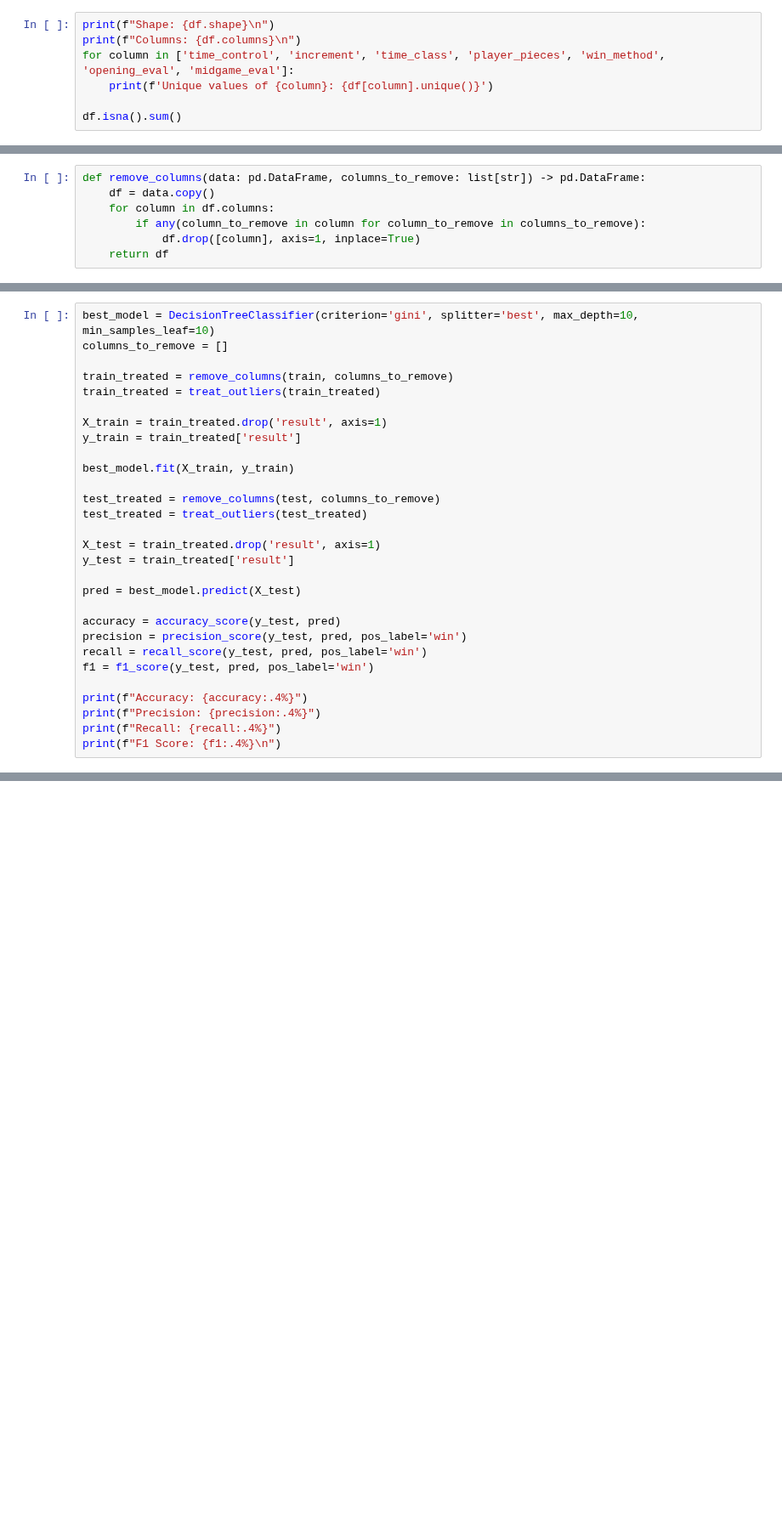
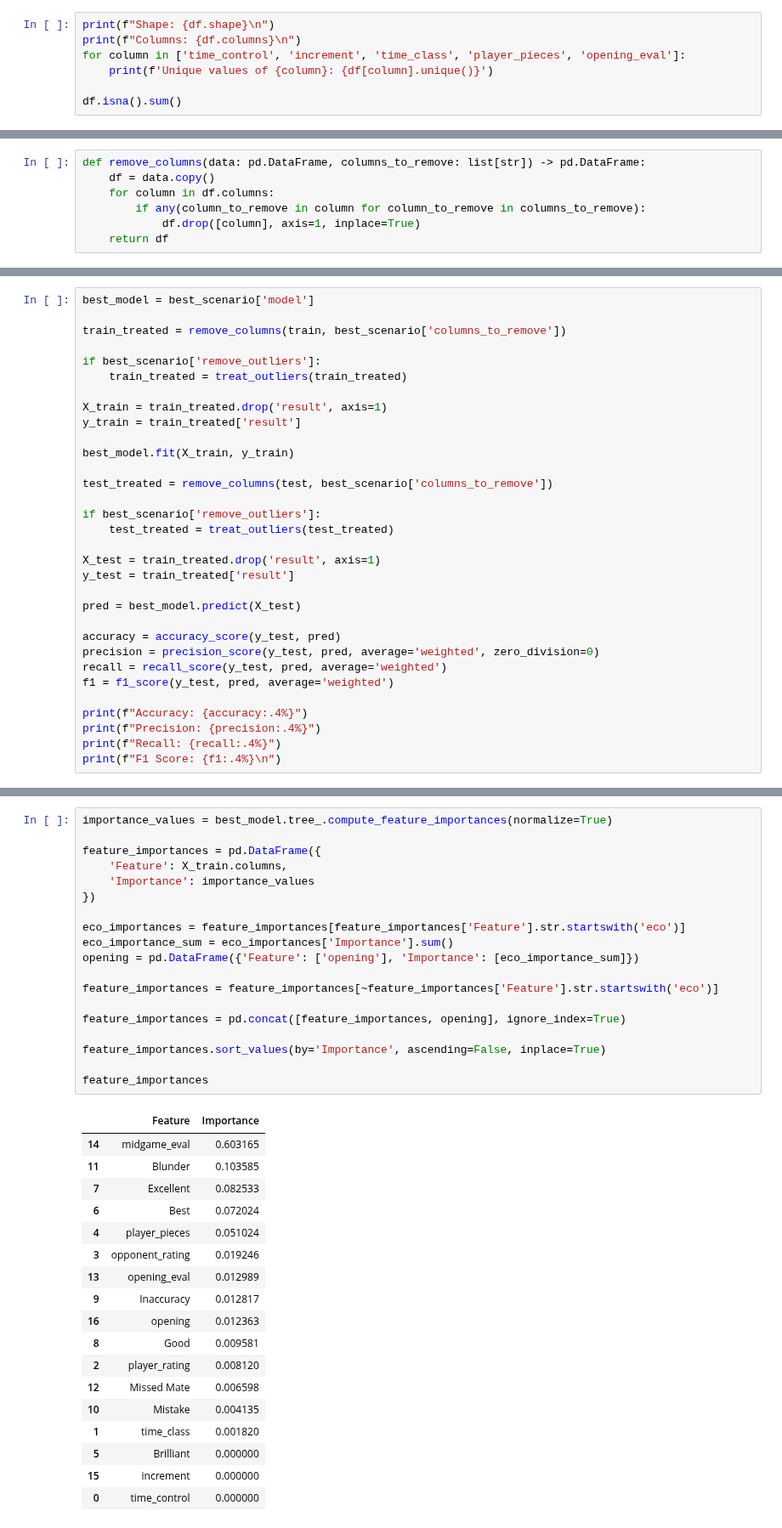
Before and after one commit to Mr-Barros/ENG4040, a Jupyter notebook: src/experimentacao/arvores_classificacao.ipynb, the cells around one changed output, grey strips where cells are left out. Shown at 85% size. Saved outputs shown, nothing was run; the diff lists cells and outputs as text; blank space fills up the shorter version.

Commit message:
feature importance

```diff
--- a/src/experimentacao/arvores_classificacao.ipynb
+++ b/src/experimentacao/arvores_classificacao.ipynb
@@ -77,7 +89,7 @@ df = clean_base(df)
 # %%
 print(f"Shape: {df.shape}\n")
 print(f"Columns: {df.columns}\n")
-for column in ['time_control', 'increment', 'time_class', 'player_pieces', 'win_method', 'opening_eval', 'midgame_eval']:
+for column in ['time_control', 'increment', 'time_class', 'player_pieces', 'opening_eval']:
     print(f'Unique values of {column}: {df[column].unique()}')
 
 df.isna().sum()
@@ -260,17 +395,20 @@ print("Results saved to 'decision_tree_grid_search_results.xlsx'")
 # %%
-best_model = DecisionTreeClassifier(criterion='gini', splitter='best', max_depth=10, min_samples_leaf=10)
-columns_to_remove = []
+best_model = best_scenario['model']
 
-train_treated = remove_columns(train, columns_to_remove)
-train_treated = treat_outliers(train_treated)
+train_treated = remove_columns(train, best_scenario['columns_to_remove'])
+
+if best_scenario['remove_outliers']:
+    train_treated = treat_outliers(train_treated)
 
 X_train = train_treated.drop('result', axis=1)
 y_train = train_treated['result']
 
 best_model.fit(X_train, y_train)
 
-test_treated = remove_columns(test, columns_to_remove)
-test_treated = treat_outliers(test_treated)
+test_treated = remove_columns(test, best_scenario['columns_to_remove'])
+
+if best_scenario['remove_outliers']:
+    test_treated = treat_outliers(test_treated)
 
 X_test = train_treated.drop('result', axis=1)
 y_test = train_treated['result']
@@ -278,9 +416,9 @@ y_test = train_treated['result']
 pred = best_model.predict(X_test)
 
 accuracy = accuracy_score(y_test, pred)
-precision = precision_score(y_test, pred, pos_label='win')
-recall = recall_score(y_test, pred, pos_label='win')
-f1 = f1_score(y_test, pred, pos_label='win')
+precision = precision_score(y_test, pred, average='weighted', zero_division=0)
+recall = recall_score(y_test, pred, average='weighted')
+f1 = f1_score(y_test, pred, average='weighted')
 
 print(f"Accuracy: {accuracy:.4%}")
 print(f"Precision: {precision:.4%}")
@@ -288,0 +432,38 @@ print(f"F1 Score: {f1:.4%}\n")
+# %%
+importance_values = best_model.tree_.compute_feature_importances(normalize=True)
+
+feature_importances = pd.DataFrame({
+    'Feature': X_train.columns,
+    'Importance': importance_values
+})
+
+eco_importances = feature_importances[feature_importances['Feature'].str.startswith('eco')]
+eco_importance_sum = eco_importances['Importance'].sum()
+opening = pd.DataFrame({'Feature': ['opening'], 'Importance': [eco_importance_sum]})
+
+feature_importances = feature_importances[~feature_importances['Feature'].str.startswith('eco')]
+
+feature_importances = pd.concat([feature_importances, opening], ignore_index=True)
+
+feature_importances.sort_values(by='Importance', ascending=False, inplace=True)
+
+feature_importances
+# %% [output]
+|  | Feature | Importance |
+| 14 | midgame_eval | 0.603165 |
+| 11 | Blunder | 0.103585 |
+| 7 | Excellent | 0.082533 |
+| 6 | Best | 0.072024 |
+| 4 | player_pieces | 0.051024 |
+| 3 | opponent_rating | 0.019246 |
+| 13 | opening_eval | 0.012989 |
+| 9 | Inaccuracy | 0.012817 |
+| 16 | opening | 0.012363 |
+| 8 | Good | 0.009581 |
+| 2 | player_rating | 0.008120 |
+| 12 | Missed Mate | 0.006598 |
+| 10 | Mistake | 0.004135 |
+| 1 | time_class | 0.001820 |
+| 5 | Brilliant | 0.000000 |
+| 15 | increment | 0.000000 |
+| 0 | time_control | 0.000000 |
```
Also changed, not shown: parts of 18 cells of this notebook, 1 other file.
